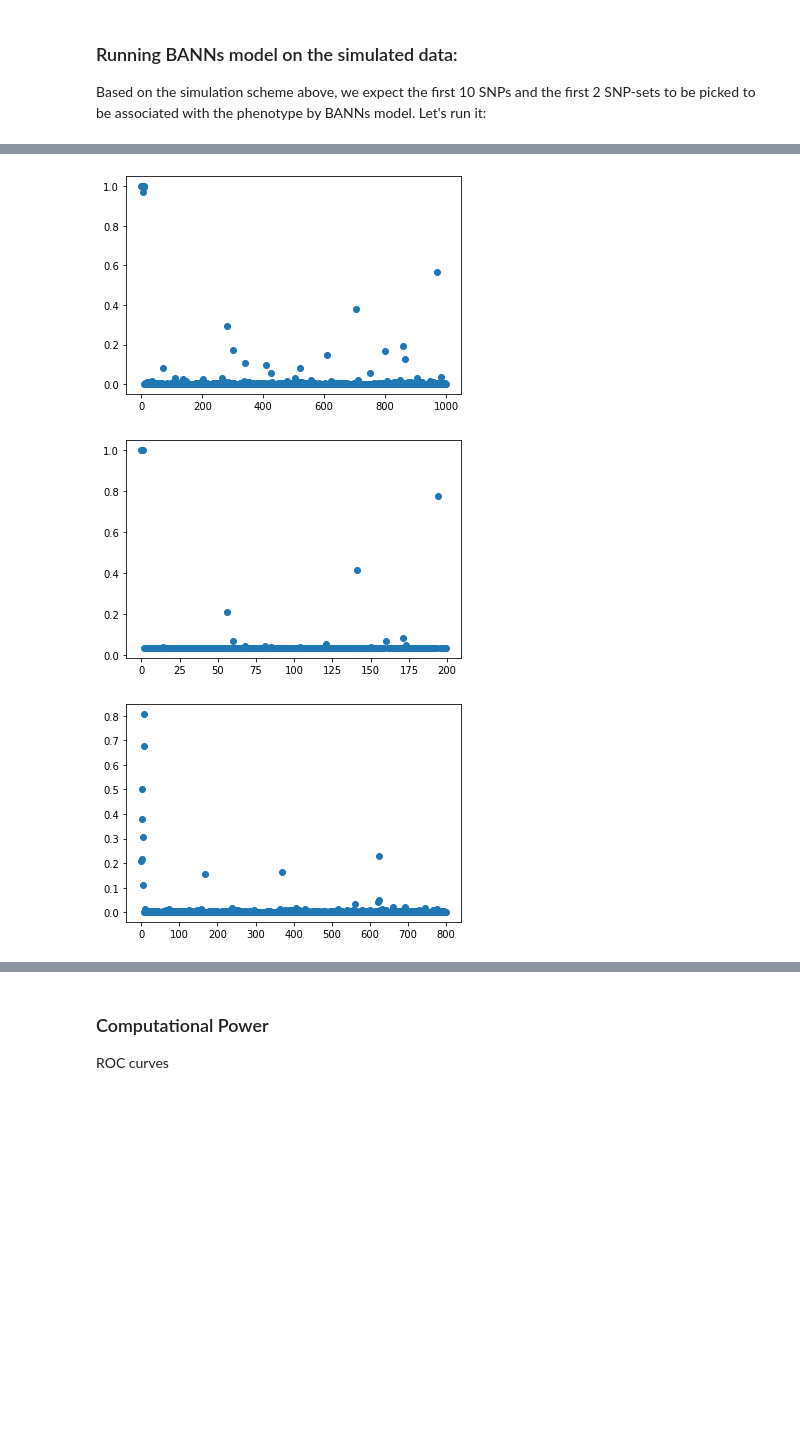
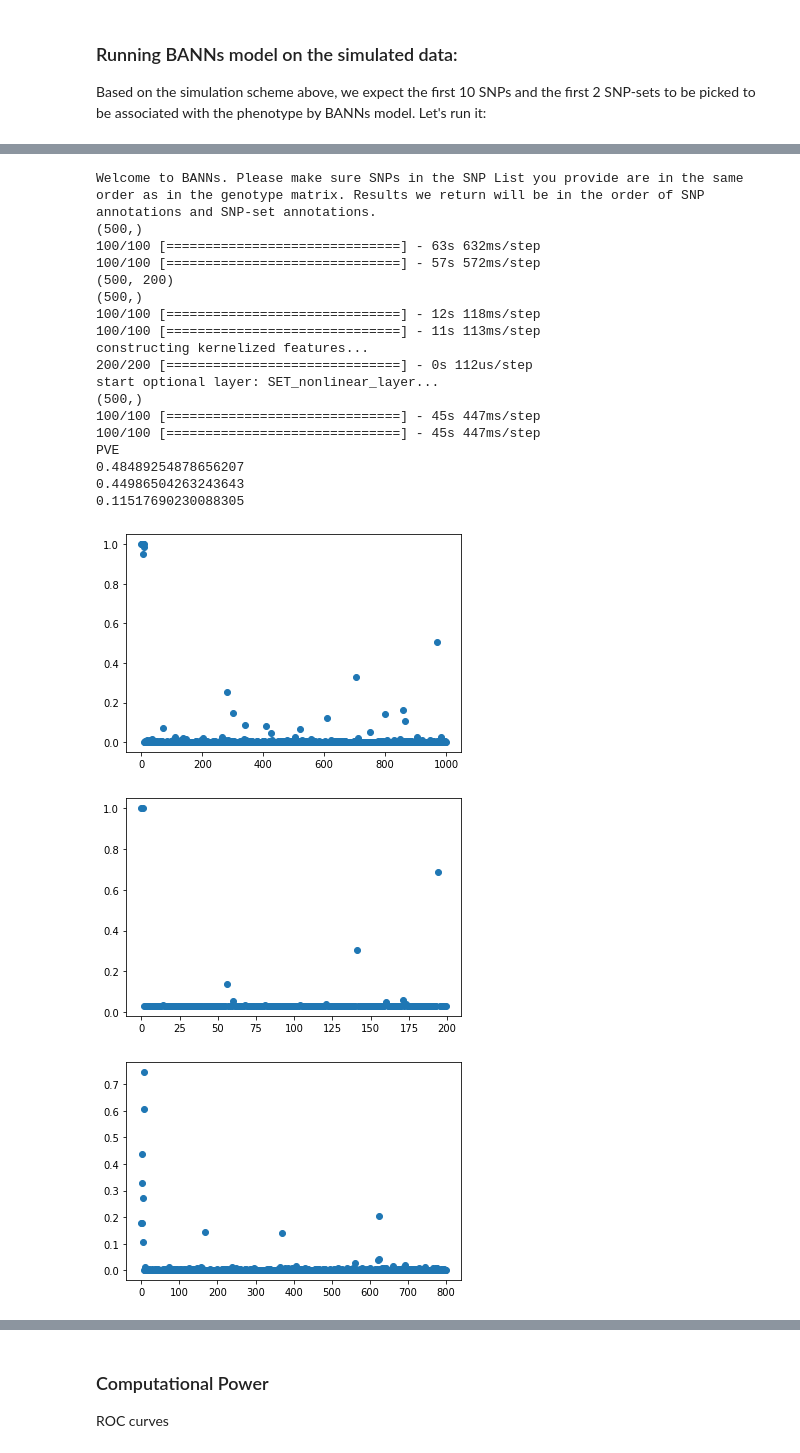
Before and after one commit to Zhengtong-Liu/CS-M226-Project, a Jupyter notebook: BANNs/BANN/examples_docs/BANNs_example_pairwise.ipynb, the cells around one changed output, grey strips where cells are left out. Drawn from its saved outputs; the diff is of its cells as text; code cells hidden in the pictures; blank space fills up the shorter version.

Commit message:
results in report

```diff
--- a/BANNs/BANN/examples_docs/BANNs_example_pairwise.ipynb
+++ b/BANNs/BANN/examples_docs/BANNs_example_pairwise.ipynb
@@ -133,7 +145,7 @@ X = np.loadtxt("Xtest2.txt")
 y = np.loadtxt("ytest2.txt")
 mask = np.loadtxt("masktest2.txt")
 
-bann=BANNs(X,y, mask, nModelsSNP=20, nModelsSET=20, nModelsSET_nonlinear=20)
+bann=BANNs(X,y, mask, nModelsSNP=100, nModelsSET=100, nModelsSET_nonlinear=100)
 [SNP_layer, SET_layer, SET_nonlinear_layer]=bann.run(nonlinear_flag=True)
 print("PVE")
 print(SNP_layer.pve)
@@ -175,3 +175,21 @@ PVE
+Welcome to BANNs. Please make sure SNPs in the SNP List you provide are in the same order as in the genotype matrix. Results we return will be in the order of SNP annotations and SNP-set annotations.
+(500,)
+100/100 [==============================] - 63s 632ms/step
+100/100 [==============================] - 57s 572ms/step
+(500, 200)
+(500,)
+100/100 [==============================] - 12s 118ms/step
+100/100 [==============================] - 11s 113ms/step
+constructing kernelized features...
+200/200 [==============================] - 0s 112us/step
+start optional layer: SET_nonlinear_layer...
+(500,)
+100/100 [==============================] - 45s 447ms/step
+100/100 [==============================] - 45s 447ms/step
+PVE
+0.48489254878656207
+0.44986504263243643
+0.11517690230088305
-[figure, old version]
+[figure, new version]
-[figure, old version]
+[figure, new version]
-[figure, old version]
+[figure, new version]
```
Also changed, not shown: parts of 8 cells of this notebook, 1 other file.
